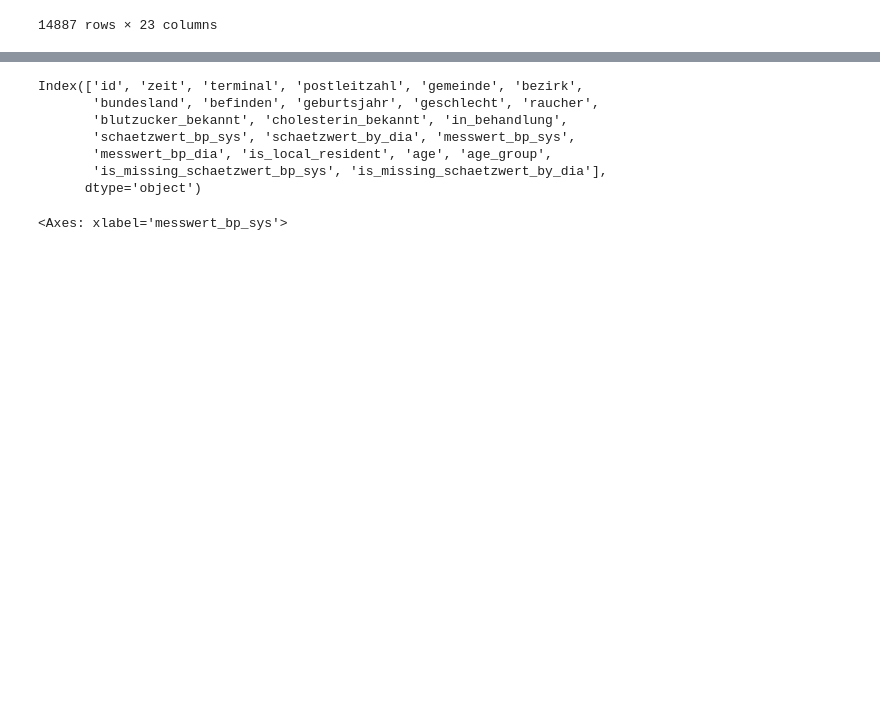
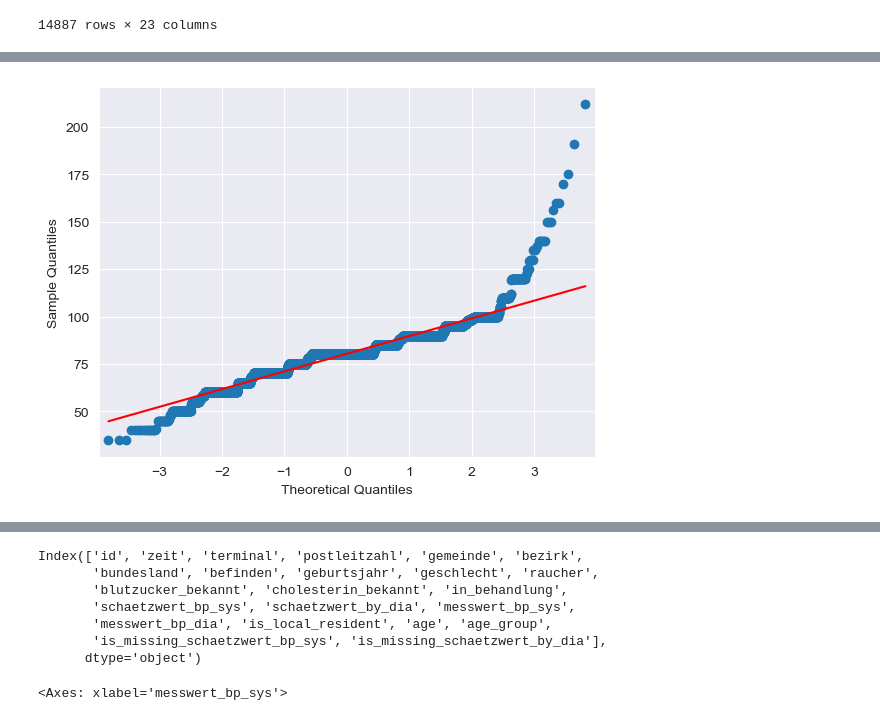
Before and after one commit to farrukh-ahmed/Case-Studies---Project-1, a Jupyter notebook: Notebooks/lm_systolic_bp.ipynb, the cells around one changed output, grey strips where cells are left out. Saved outputs shown, nothing was run; the diff lists cells and outputs as text; code cells hidden in the pictures; blank space fills up the shorter version.

```diff
--- a/Notebooks/lm_systolic_bp.ipynb
+++ b/Notebooks/lm_systolic_bp.ipynb
@@ -148,3 +156,9 @@ plt.show()
+# %%
+# QQ plot for the estimated diastolic blood pressure
+sm.qqplot(data_df.schaetzwert_by_dia, line='s')
+plt.show()
+# %% [output]
+[figure, added]
 # %%
 # check if the residuals are independent
 plt.scatter(data_df.messwert_bp_sys, data_df.messwert_bp_dia)
```
Also changed, not shown: parts of 12 cells of this notebook, 8 other files.
